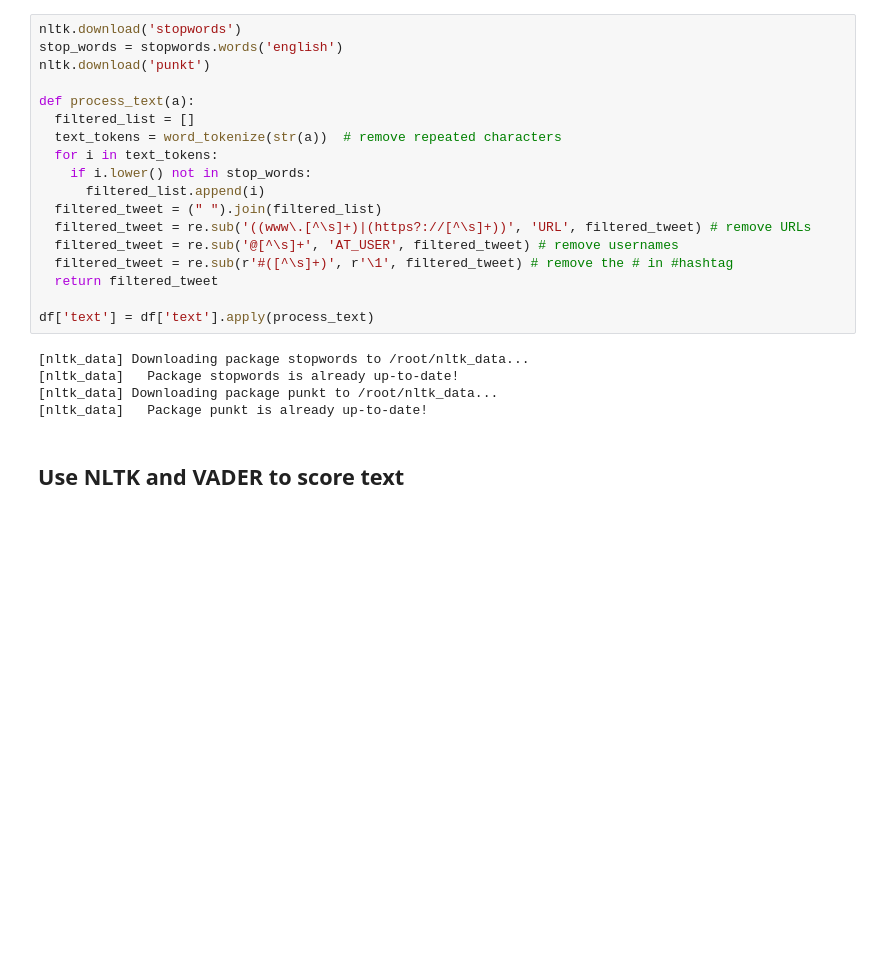
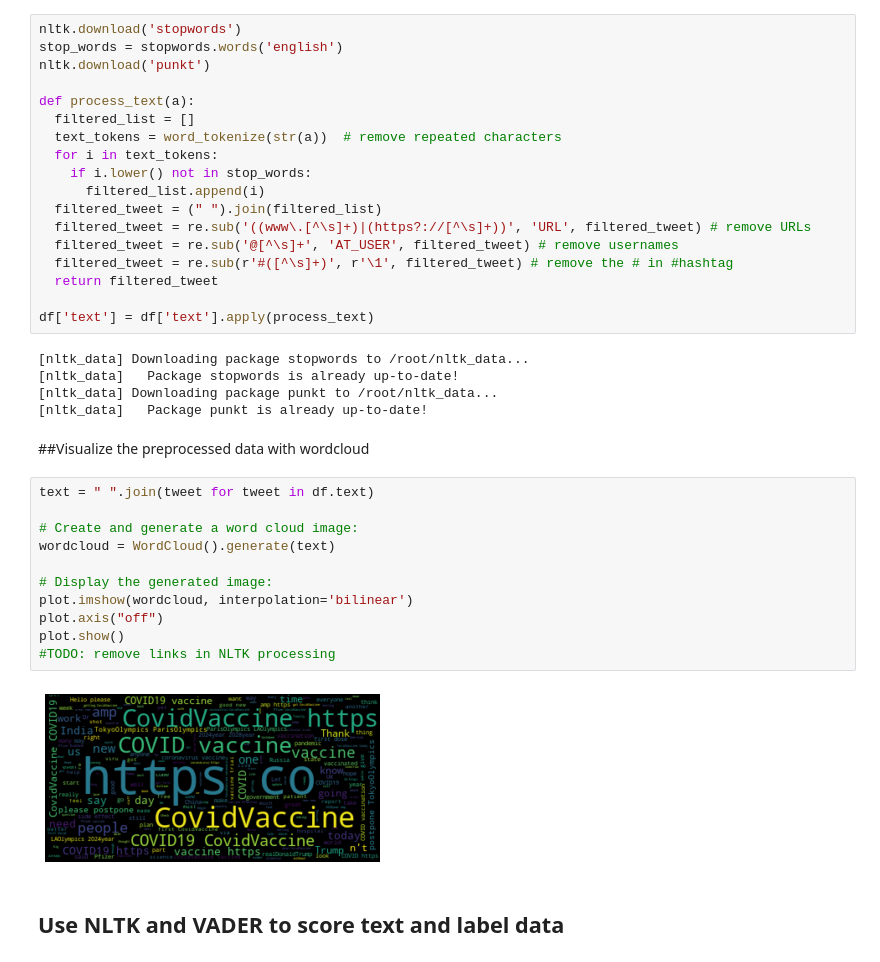
Before and after one commit to qrst07/covid-sentiment-analysis, a Jupyter notebook: Main.ipynb, the cells around one changed output. Drawn from its saved outputs; the diff is of its cells as text; blank space fills up the shorter version.

```diff
--- a/Main.ipynb
+++ b/Main.ipynb
@@ -78,5 +56,20 @@ df['text'] = df['text'].apply(process_text)
 [nltk_data]   Package stopwords is already up-to-date!
 [nltk_data] Downloading package punkt to /root/nltk_data...
 [nltk_data]   Package punkt is already up-to-date!
+# %% [markdown]
+##Visualize the preprocessed data with wordcloud
+# %%
+text = " ".join(tweet for tweet in df.text)
+
+# Create and generate a word cloud image:
+wordcloud = WordCloud().generate(text)
+
+# Display the generated image:
+plot.imshow(wordcloud, interpolation='bilinear')
+plot.axis("off")
+plot.show()
+#TODO: remove links in NLTK processing
+# %% [output]
+[figure, added]
 # %% [markdown]
-## Use NLTK and VADER to score text
+## Use NLTK and VADER to score text and label data
```
Also changed, not shown: parts of 8 cells of this notebook.
